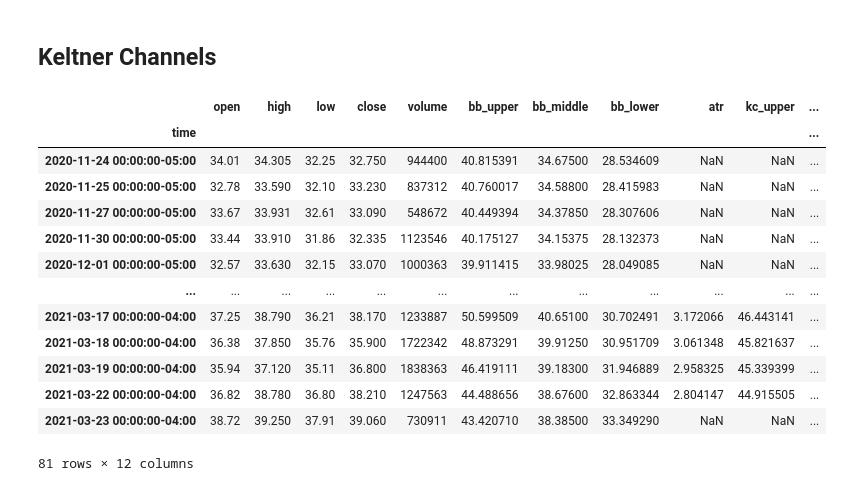
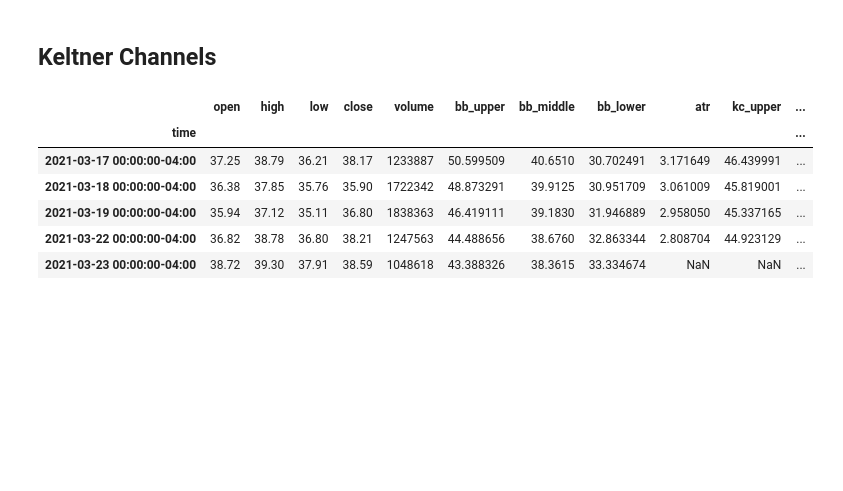
Before and after one commit to jonowens/bookish-fiesta, a Jupyter notebook: analyzer.ipynb, the cells around one changed output. Drawn from its saved outputs; the diff is of its cells as text; code cells hidden in the pictures; blank space fills up the shorter version.

```diff
--- a/analyzer.ipynb
+++ b/analyzer.ipynb
@@ -30,7 +30,7 @@ ticker = 'TWOU'
 today = pd.Timestamp('today')
 today_date = f'{today:%Y-%m-%d}'
 
-start_date = pd.Timestamp('2020-01-01', tz='America/New_York').isoformat()
+start_date = pd.Timestamp('2018-01-01', tz='America/New_York').isoformat()
 
 end_date = pd.Timestamp(today_date, tz='America/New_York').isoformat()
 
@@ -61,19 +61,12 @@ df_updated[['close', 'bb_upper', 'bb_middle', 'bb_lower']].plot(figsize=(20,10),
 # Generate average true range values
 df = indicators.keltner_channel_generator(df_updated)
 # %%
-df.head()
+df.tail()
 # %% [output]
 |  | open | high | low | close | volume | bb_upper | bb_middle | bb_lower | atr | kc_upper | ... |
 | time |  |  |  |  |  |  |  |  |  |  | ... |
-| 2020-11-24 00:00:00-05:00 | 34.01 | 34.305 | 32.25 | 32.750 | 944400 | 40.815391 | 34.67500 | 28.534609 | NaN | NaN | ... |
-| 2020-11-25 00:00:00-05:00 | 32.78 | 33.590 | 32.10 | 33.230 | 837312 | 40.760017 | 34.58800 | 28.415983 | NaN | NaN | ... |
-| 2020-11-27 00:00:00-05:00 | 33.67 | 33.931 | 32.61 | 33.090 | 548672 | 40.449394 | 34.37850 | 28.307606 | NaN | NaN | ... |
-| 2020-11-30 00:00:00-05:00 | 33.44 | 33.910 | 31.86 | 32.335 | 1123546 | 40.175127 | 34.15375 | 28.132373 | NaN | NaN | ... |
-| 2020-12-01 00:00:00-05:00 | 32.57 | 33.630 | 32.15 | 33.070 | 1000363 | 39.911415 | 33.98025 | 28.049085 | NaN | NaN | ... |
-| ... | ... | ... | ... | ... | ... | ... | ... | ... | ... | ... | ... |
-| 2021-03-17 00:00:00-04:00 | 37.25 | 38.790 | 36.21 | 38.170 | 1233887 | 50.599509 | 40.65100 | 30.702491 | 3.172066 | 46.443141 | ... |
-| 2021-03-18 00:00:00-04:00 | 36.38 | 37.850 | 35.76 | 35.900 | 1722342 | 48.873291 | 39.91250 | 30.951709 | 3.061348 | 45.821637 | ... |
-| 2021-03-19 00:00:00-04:00 | 35.94 | 37.120 | 35.11 | 36.800 | 1838363 | 46.419111 | 39.18300 | 31.946889 | 2.958325 | 45.339399 | ... |
-| 2021-03-22 00:00:00-04:00 | 36.82 | 38.780 | 36.80 | 38.210 | 1247563 | 44.488656 | 38.67600 | 32.863344 | 2.804147 | 44.915505 | ... |
-| 2021-03-23 00:00:00-04:00 | 38.72 | 39.250 | 37.91 | 39.060 | 730911 | 43.420710 | 38.38500 | 33.349290 | NaN | NaN | ... |
+| 2021-03-17 00:00:00-04:00 | 37.25 | 38.79 | 36.21 | 38.17 | 1233887 | 50.599509 | 40.6510 | 30.702491 | 3.171649 | 46.439991 | ... |
+| 2021-03-18 00:00:00-04:00 | 36.38 | 37.85 | 35.76 | 35.90 | 1722342 | 48.873291 | 39.9125 | 30.951709 | 3.061009 | 45.819001 | ... |
+| 2021-03-19 00:00:00-04:00 | 35.94 | 37.12 | 35.11 | 36.80 | 1838363 | 46.419111 | 39.1830 | 31.946889 | 2.958050 | 45.337165 | ... |
+| 2021-03-22 00:00:00-04:00 | 36.82 | 38.78 | 36.80 | 38.21 | 1247563 | 44.488656 | 38.6760 | 32.863344 | 2.808704 | 44.923129 | ... |
+| 2021-03-23 00:00:00-04:00 | 38.72 | 39.30 | 37.91 | 38.59 | 1048618 | 43.388326 | 38.3615 | 33.334674 | NaN | NaN | ... |
-81 rows × 12 columns
```
Also changed, not shown: parts of 1 cell of this notebook, 1 other file.
